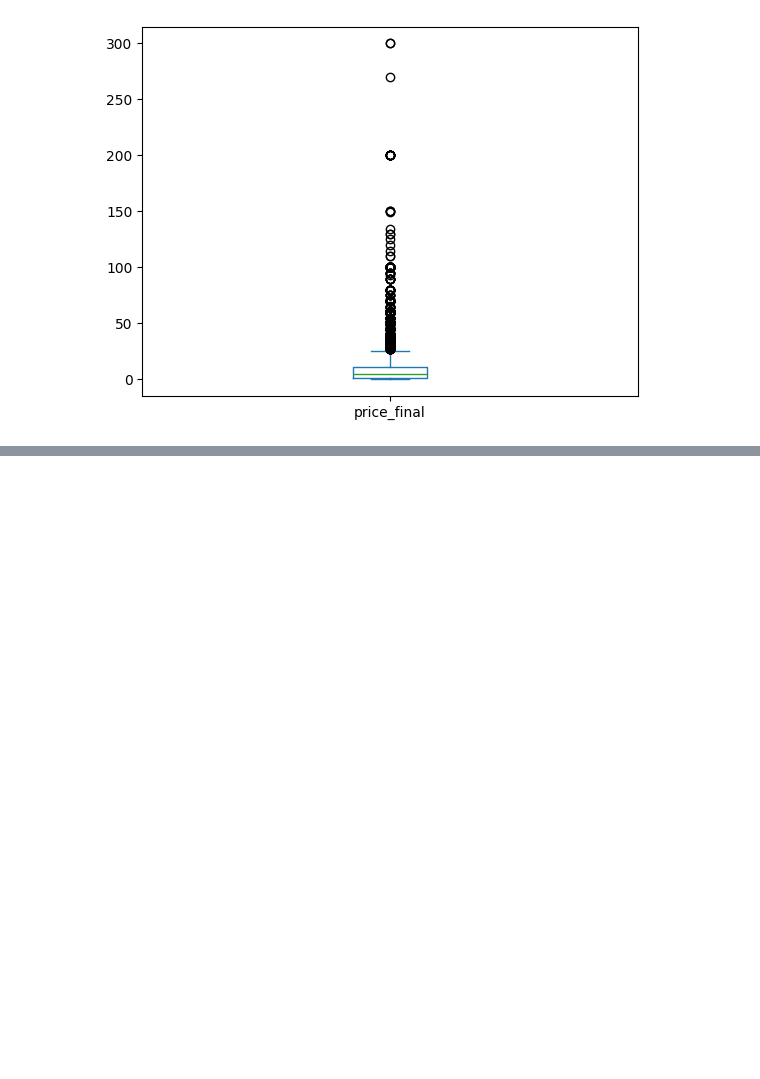
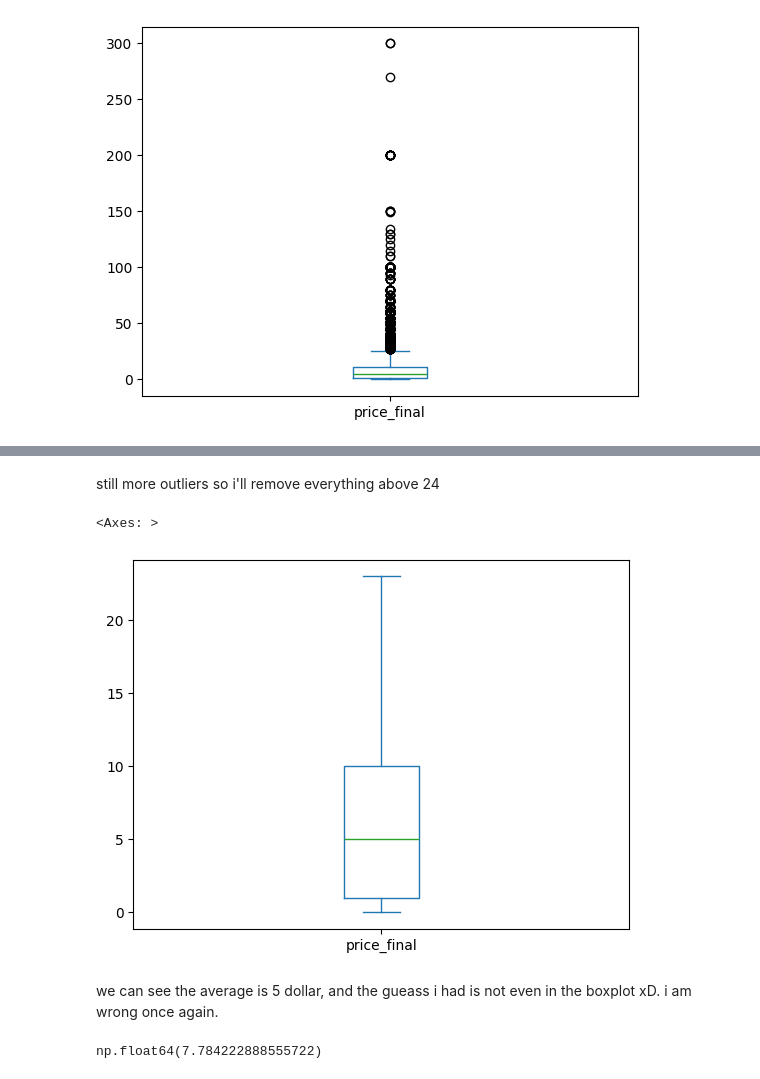
Before and after one commit to oldmartijntje/avans1.4-portfolio, a Jupyter notebook: assignment 6.ipynb, the cells around one changed output, grey strips where cells are left out. Drawn from its saved outputs; the diff is of its cells as text; code cells hidden in the pictures; blank space fills up the shorter version.

```diff
--- a/assignment 6.ipynb
+++ b/assignment 6.ipynb
@@ -155,0 +165,14 @@ my_data["price_final"].plot(kind="box")
+# %% [markdown]
+still more outliers so i'll remove everything above 24
+# %%
+my_data[my_data["price_final"] < 23]["price_final"].plot(kind="box")
+# %% [output]
+<Axes: >
+[figure, added]
+# %% [markdown]
+we can see the average is 5 dollar, and the gueass i had is not even in the boxplot xD.
+i am wrong once again.
+# %%
+my_data[(my_data["price_final"] < 23) & (my_data["price_final"] > 0)]["price_final"].mean()
+# %% [output]
+np.float64(7.784222888555722)
```
Also changed, not shown: parts of 12 cells of this notebook, 2 other files.
